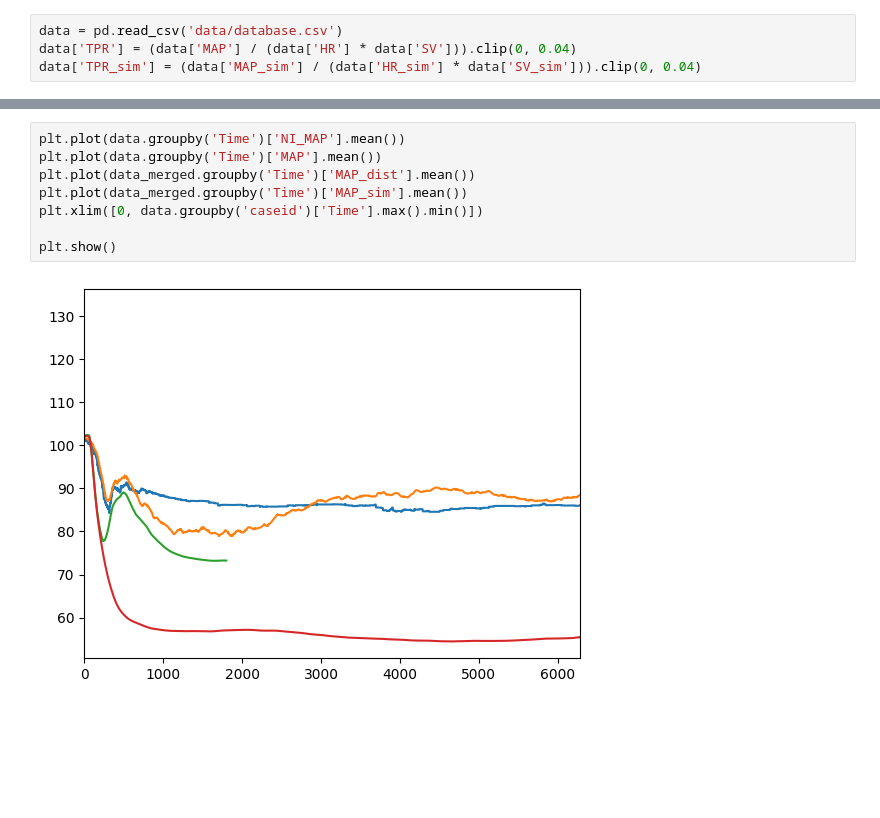
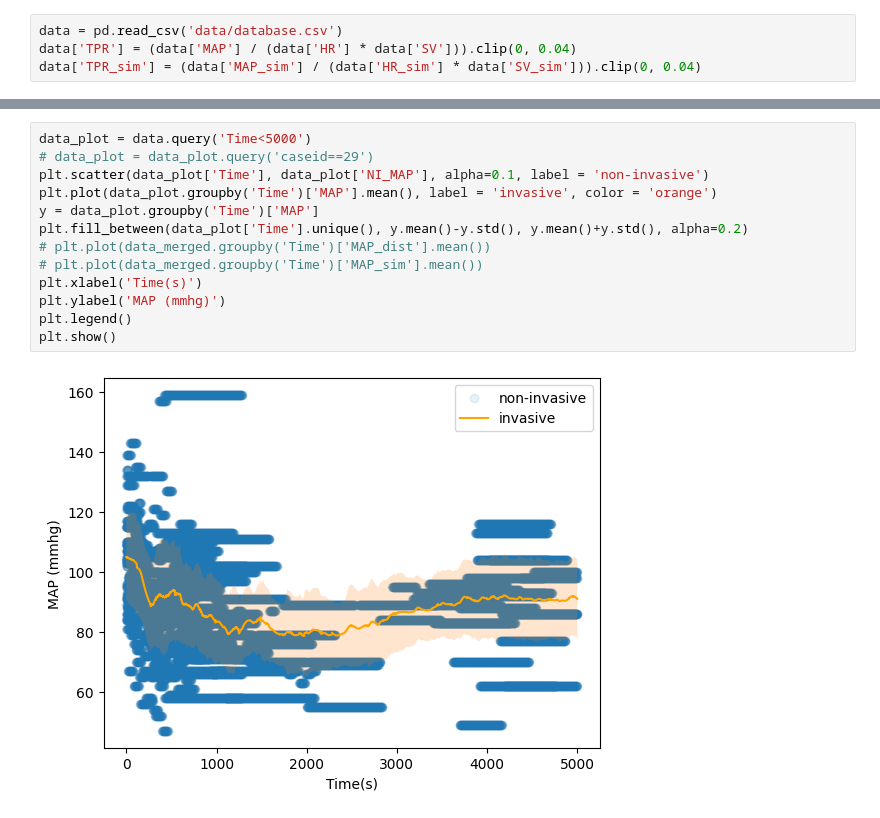
Before and after one commit to AnesthesiaSimulation/stimuli_effect_identification, a Jupyter notebook: scripts/disturbance_vdb.ipynb, the cells around one changed output, grey strips where cells are left out. Saved outputs shown, nothing was run; the diff lists cells and outputs as text; blank space fills up the shorter version.

```diff
--- a/scripts/disturbance_vdb.ipynb
+++ b/scripts/disturbance_vdb.ipynb
@@ -202,10 +161,15 @@ plt.show()
 # %%
-plt.plot(data.groupby('Time')['NI_MAP'].mean())
-plt.plot(data.groupby('Time')['MAP'].mean())
-plt.plot(data_merged.groupby('Time')['MAP_dist'].mean())
-plt.plot(data_merged.groupby('Time')['MAP_sim'].mean())
-plt.xlim([0, data.groupby('caseid')['Time'].max().min()])
-
+data_plot = data.query('Time<5000')
+# data_plot = data_plot.query('caseid==29')
+plt.scatter(data_plot['Time'], data_plot['NI_MAP'], alpha=0.1, label = 'non-invasive')
+plt.plot(data_plot.groupby('Time')['MAP'].mean(), label = 'invasive', color = 'orange')
+y = data_plot.groupby('Time')['MAP']
+plt.fill_between(data_plot['Time'].unique(), y.mean()-y.std(), y.mean()+y.std(), alpha=0.2)
+# plt.plot(data_merged.groupby('Time')['MAP_dist'].mean())
+# plt.plot(data_merged.groupby('Time')['MAP_sim'].mean())
+plt.xlabel('Time(s)')
+plt.ylabel('MAP (mmhg)')
+plt.legend()
 plt.show()
 # %% [output]
-[figure, old version]
+[figure, new version]
```
Also changed, not shown: parts of 10 cells of this notebook, 4 other files.
